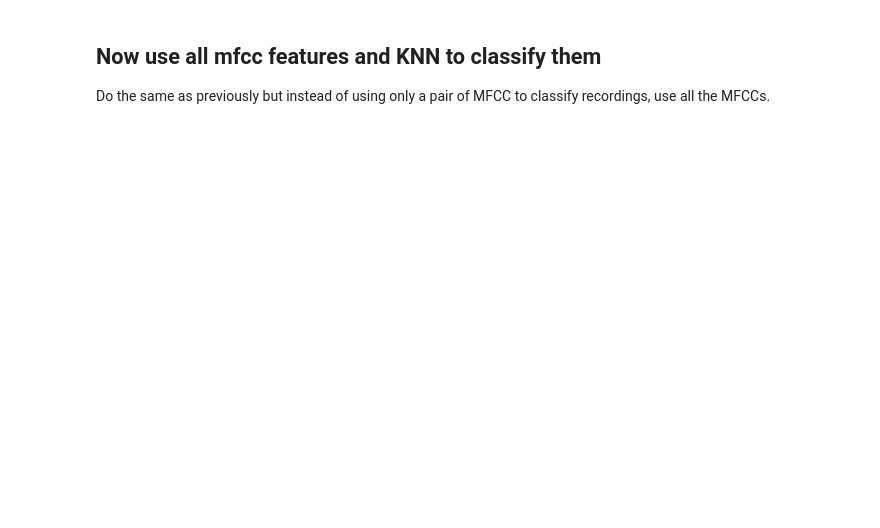
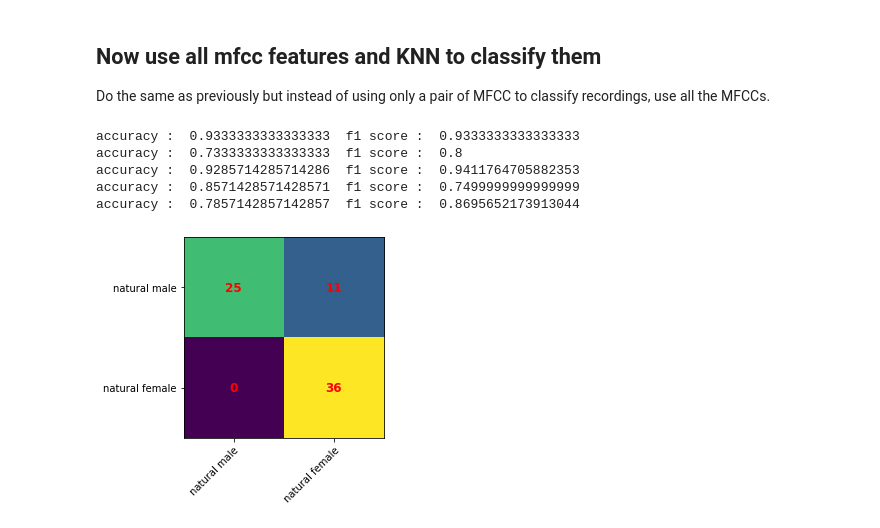
Before and after one commit to Nelson-Jnrnd/ARN_L1, a Jupyter notebook: PW1_notebook_and_data/ARN_PW1.ipynb, the cells around one changed output. Saved outputs shown, nothing was run; the diff lists cells and outputs as text; code cells hidden in the pictures; blank space fills up the shorter version.

```diff
--- a/PW1_notebook_and_data/ARN_PW1.ipynb
+++ b/PW1_notebook_and_data/ARN_PW1.ipynb
@@ -366,3 +376,48 @@ ValueError: Found input variables with inconsistent numbers of samples: [72, 2]
 # %% [markdown]
 ## Now use all mfcc features and KNN to classify them
 Do the same as previously but instead of using only a pair of MFCC to classify recordings, use all the MFCCs.
+# %%
+mfccs = np.concatenate((
+    nam_mfcc_median, #select the two columns of MFCC you're interested in, see point (2)
+    naf_mfcc_median #select the two columns of MFCC you're interested in, see point (2)
+))
+
+classes = np.concatenate(
+    (
+        np.repeat(0, len(nam_mfcc_median)), # Class 'natural male' is 0
+        np.repeat(1, len(naf_mfcc_median))  # Class 'natural female' is 1
+    )
+)
+
+# We change the order of the two numpy arrays by selecting elements in the random order previously created.
+mfccs = mfccs[random_order]
+classes = classes[random_order]
+
+sum_confusion_matrix = np.zeros((2,2), dtype="int32")
+
+# See: https://scikit-learn.org/stable/modules/generated/sklearn.model_selection.KFold.html
+for train_index, val_index in KFold(n_splits=5).split(mfccs):
+    # Here we will have indexes of train and validation respectively.
+    # Same principle as the random order: we can give a numpy array
+    # containing a list of indexes to select all the elements at those indexes.
+    train_data, val_data = mfccs[train_index], mfccs[val_index]
+    train_class, val_class = classes[train_index], classes[val_index]
+
+    knn = KNeighborsClassifier(n_neighbors=3)
+    knn.fit(train_data, train_class)
+    preds = knn.predict(val_data)
+
+    print("accuracy : ", accuracy_score(val_class, preds), " f1 score : ", f1_score(val_class, preds))
+    # We sum the confusion matrix of each validation
+    # to have a confusion matrix summarizing the cross validation
+    # results.
+    sum_confusion_matrix += confusion_matrix(val_class, preds)
+
+plot_confusion_matrix(sum_confusion_matrix)
+# %% [output]
+accuracy :  0.9333333333333333  f1 score :  0.9333333333333333
+accuracy :  0.7333333333333333  f1 score :  0.8
+accuracy :  0.9285714285714286  f1 score :  0.9411764705882353
+accuracy :  0.8571428571428571  f1 score :  0.7499999999999999
+accuracy :  0.7857142857142857  f1 score :  0.8695652173913044
+[figure, added]
```
Also changed, not shown: parts of 5 cells of this notebook.
